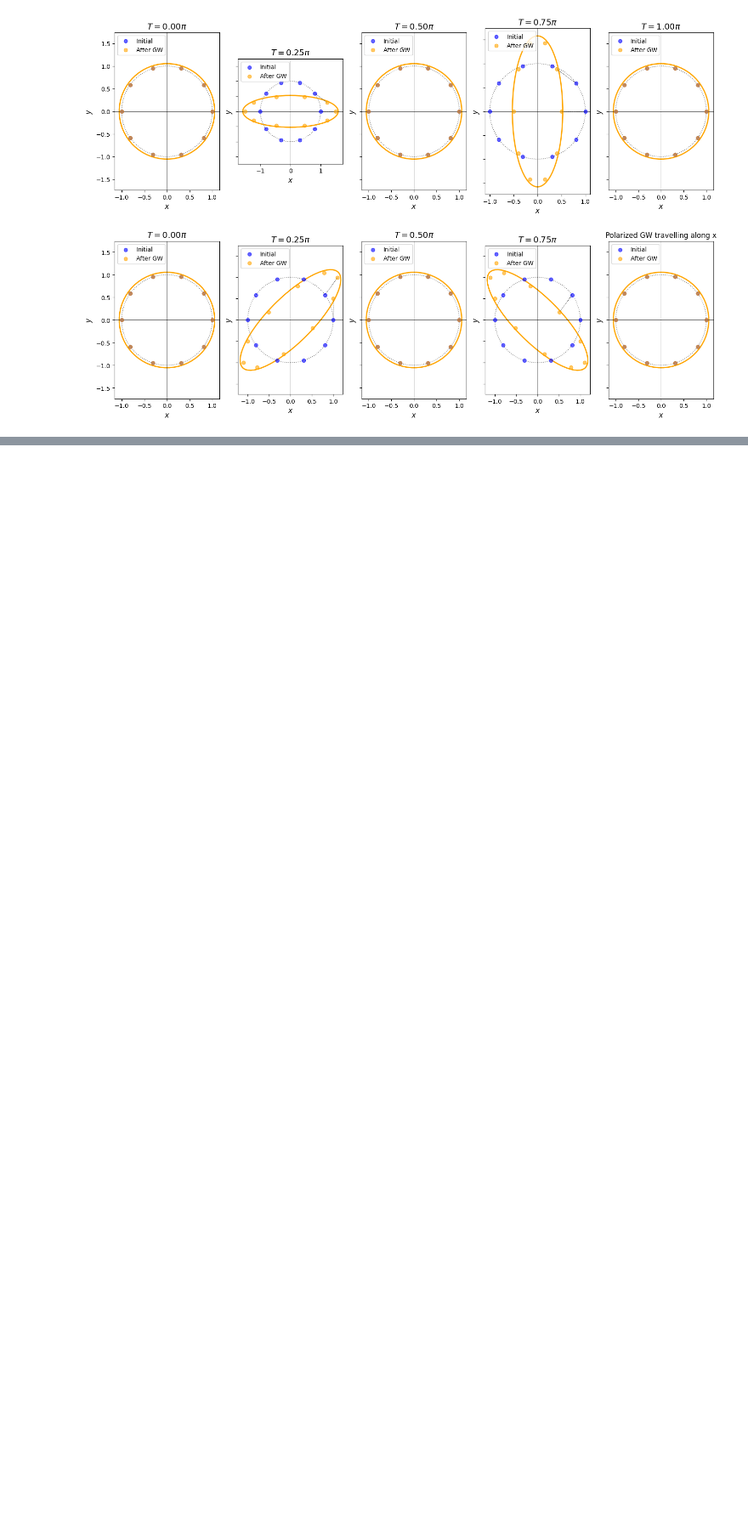
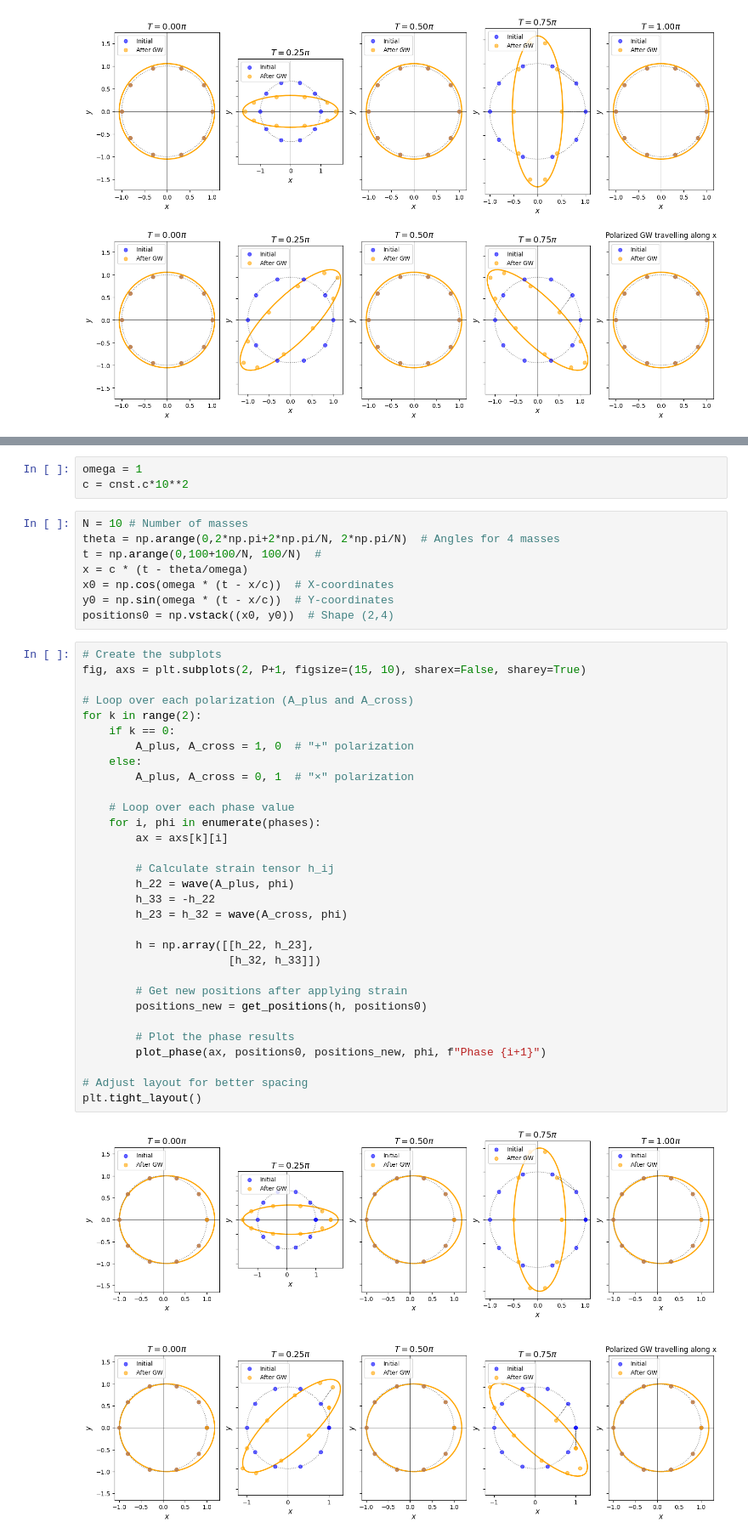
Before and after one commit to Richardforphys/AstroStatistics, a Jupyter notebook: AML/Notebooks/Others/GWs.ipynb, the cells around one changed output, grey strips where cells are left out. Shown at 85% size. Drawn from its saved outputs; the diff is of its cells as text; blank space fills up the shorter version.

```diff
--- a/AML/Notebooks/Others/GWs.ipynb
+++ b/AML/Notebooks/Others/GWs.ipynb
@@ -103,0 +113,44 @@ plt.tight_layout()
+# %%
+omega = 1
+c = cnst.c*10**2
+# %%
+N = 10 # Number of masses
+theta = np.arange(0,2*np.pi+2*np.pi/N, 2*np.pi/N)  # Angles for 4 masses
+t = np.arange(0,100+100/N, 100/N)  #
+x = c * (t - theta/omega)
+x0 = np.cos(omega * (t - x/c))  # X-coordinates
+y0 = np.sin(omega * (t - x/c))  # Y-coordinates
+positions0 = np.vstack((x0, y0))  # Shape (2,4)
+# %%
+# Create the subplots
+fig, axs = plt.subplots(2, P+1, figsize=(15, 10), sharex=False, sharey=True)
+
+# Loop over each polarization (A_plus and A_cross)
+for k in range(2):
+    if k == 0:
+        A_plus, A_cross = 1, 0  # "+" polarization
+    else:
+        A_plus, A_cross = 0, 1  # "×" polarization
+
+    # Loop over each phase value
+    for i, phi in enumerate(phases):
+        ax = axs[k][i]
+
+        # Calculate strain tensor h_ij
+        h_22 = wave(A_plus, phi)
+        h_33 = -h_22
+        h_23 = h_32 = wave(A_cross, phi)
+
+        h = np.array([[h_22, h_23],
+                      [h_32, h_33]])
+
+        # Get new positions after applying strain
+        positions_new = get_positions(h, positions0)
+
+        # Plot the phase results
+        plot_phase(ax, positions0, positions_new, phi, f"Phase {i+1}")
+
+# Adjust layout for better spacing
+plt.tight_layout()
+# %% [output]
+[figure, added]
```
Also changed, not shown: parts of 5 cells of this notebook.
